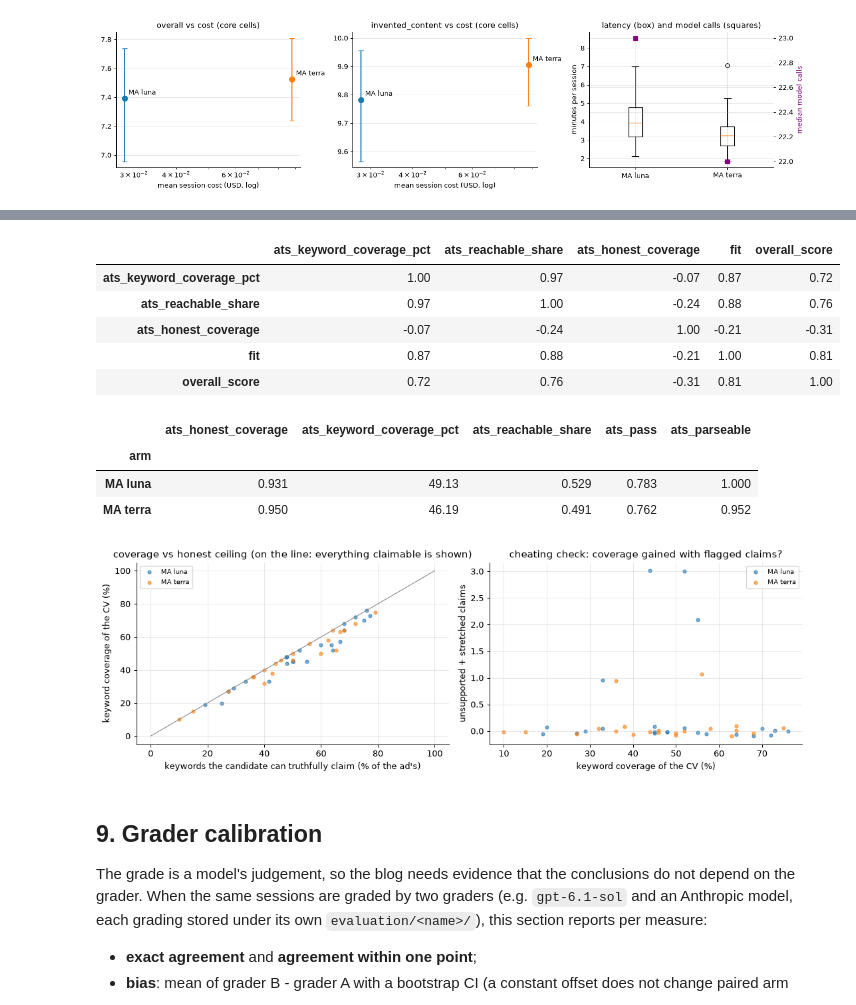
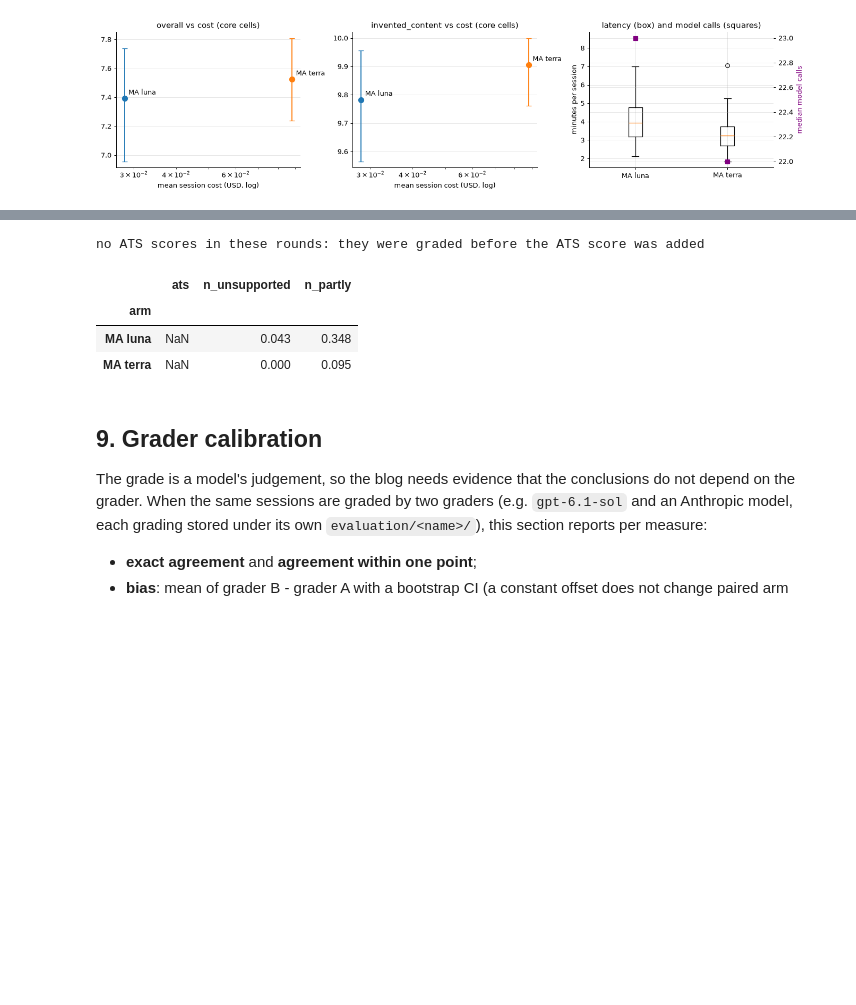
Before and after one commit to mjordanic/CV_editor, a Jupyter notebook: evals/analysis/analysis.ipynb, the cells around one changed output, grey strips where cells are left out. Drawn from its saved outputs; the diff is of its cells as text; code cells hidden in the pictures; blank space fills up the shorter version.

```diff
--- a/evals/analysis/analysis.ipynb
+++ b/evals/analysis/analysis.ipynb
@@ -77,7 +77,7 @@ TRUTH = ["invented_content_score", "any_unsupported", "n_unsupported", "n_partly
 FIT = ["fit", "completeness_score"]
 LAYOUT = ["visual_layout"]
 OTHER = ["overall_score", "cv_standards", "cover_letter", "language_quality", "additional_information", "work_arrangement"]
-ATS = ["ats_honest_coverage", "ats_keyword_coverage_pct", "ats_pass"]
+ATS = ["ats"]   # the grader's one ATS score (0-10); rounds graded before it have none
 COST = ["session_usd", "llm_calls", "session_minutes"]
 SCORE_METRICS = ["overall_score", "invented_content_score", "fit", "completeness_score", "visual_layout",
                  "cv_standards", "cover_letter", "language_quality", "additional_information", "work_arrangement"]
@@ -122,8 +122,6 @@ partner (and also pairs repeats), so the label is only checked, not relied on.
 # %%
 rows = load.read_rows(*ROUNDS)
 df = pd.DataFrame(rows)
-for col in ("ats_parseable", "ats_standard_headings"):
-    df[col] = pd.to_numeric(df[col].map({True: 1, False: 0}), errors="coerce")
 graders = df["grader"].replace("", np.nan).dropna().value_counts()
 GRADER = PRIMARY_GRADER or (graders.index[0] if len(graders) else None)
 arms = [a for a in ARM_ORDER if a in set(df["arm"])] + sorted(set(df["arm"]) - set(ARM_ORDER))
@@ -447,7 +444,7 @@ noise by **re-gradings**.
 # %%
 noise = []
 ref = next(((a, b) for a, b, *_ in CONTRASTS if a in arms and b in arms), None)
-for m in SCORE_METRICS + ["n_unsupported", "ats_honest_coverage", "ats_keyword_coverage_pct"]:
+for m in SCORE_METRICS + ["n_unsupported", "ats"]:
     groups = load.repeat_groups(rows, m, GRADER)
     var_w, df_w = stats.pooled_within_var([g["values"] for g in groups])
     lo_w, hi_w = stats.var_ci(var_w, df_w)
@@ -628,40 +622,28 @@ then the existing fields are enough: **no extra grading is needed** to report th
 # %%
-ats_cols = ["ats_honest_coverage", "ats_keyword_coverage_pct", "ats_reachable_share", "ats_pass", "ats_parseable"]
-ats_tab = core_g.groupby("arm")[ats_cols].mean().rename(index=label)
+ats_tab = core_g.groupby("arm")[["ats", "n_unsupported", "n_partly"]].mean().rename(index=label)
 ats_tab.to_csv(TAB / "ats_by_arm.csv")
-fig, axes = plt.subplots(1, 2, figsize=(12, 4))
-for arm in arms:
-    f = core_g[core_g["arm"] == arm]
-    axes[0].scatter(f["ats_reachable_share"] * 100, f["ats_keyword_coverage_pct"], s=16, alpha=0.6, color=ARM_COLOR.get(arm), label=label(arm))
-    axes[1].scatter(f["ats_keyword_coverage_pct"], f["n_unsupported"] + f["n_partly"] + np.random.default_rng(1).uniform(-0.1, 0.1, len(f)),
-                    s=16, alpha=0.6, color=ARM_COLOR.get(arm), label=label(arm))
-axes[0].plot([0, 100], [0, 100], color="gray", lw=0.8)
-axes[0].set_xlabel("keywords the candidate can truthfully claim (% of the ad's)")
-axes[0].set_ylabel("keyword coverage of the CV (%)")
-axes[0].set_title("coverage vs honest ceiling (on the line: everything claimable is shown)")
-axes[1].set_xlabel("keyword coverage of the CV (%)")
-axes[1].set_ylabel("unsupported + stretched claims")
-axes[1].set_title("cheating check: coverage gained with flagged claims?")
-for ax in axes:
+if core_g["ats"].notna().any():
+    jitter = np.random.default_rng(1).uniform(-0.1, 0.1, len(core_g))
+    fig, ax = plt.subplots(figsize=(6, 4))
+    for arm in arms:
+        f = core_g[core_g["arm"] == arm]
+        ax.scatter(f["ats"] + jitter[: len(f)], f["n_unsupported"] + f["n_partly"] + jitter[: len(f)],
+                   s=16, alpha=0.6, color=ARM_COLOR.get(arm), label=label(arm))
+    ax.set_xlabel("ATS score (0-10)")
+    ax.set_ylabel("unsupported + stretched claims")
+    ax.set_title("cheating check: high ATS scores with flagged claims?")
     ax.legend(fontsize=8)
-fig.tight_layout()
-save(fig, "09_ats")
-if len(core_g):
-    rho = core_g[["ats_keyword_coverage_pct", "ats_reachable_share", "ats_honest_coverage", "fit", "overall_score"]].corr(method="spearman")
-    display(rho.round(2))
+    fig.tight_layout()
+    save(fig, "09_ats")
+else:
+    print("no ATS scores in these rounds: they were graded before the ATS score was added")
 ats_tab
 # %% [output]
+no ATS scores in these rounds: they were graded before the ATS score was added
-|  | ats_keyword_coverage_pct | ats_reachable_share | ats_honest_coverage | fit | overall_score |
-| ats_keyword_coverage_pct | 1.00 | 0.97 | -0.07 | 0.87 | 0.72 |
-| ats_reachable_share | 0.97 | 1.00 | -0.24 | 0.88 | 0.76 |
-| ats_honest_coverage | -0.07 | -0.24 | 1.00 | -0.21 | -0.31 |
-| fit | 0.87 | 0.88 | -0.21 | 1.00 | 0.81 |
-| overall_score | 0.72 | 0.76 | -0.31 | 0.81 | 1.00 |
+|  | ats | n_unsupported | n_partly |
+| arm |  |  |  |
+| MA luna | NaN | 0.043 | 0.348 |
+| MA terra | NaN | 0.000 | 0.095 |
-|  | ats_honest_coverage | ats_keyword_coverage_pct | ats_reachable_share | ats_pass | ats_parseable |
-| arm |  |  |  |  |  |
-| MA luna | 0.931 | 49.13 | 0.529 | 0.783 | 1.000 |
-| MA terra | 0.950 | 46.19 | 0.491 | 0.762 | 0.952 |
-[figure, removed]
 # %% [markdown]
 ## 9. Grader calibration
 
```
Also changed, not shown: parts of 4 cells of this notebook, 13 other files.
